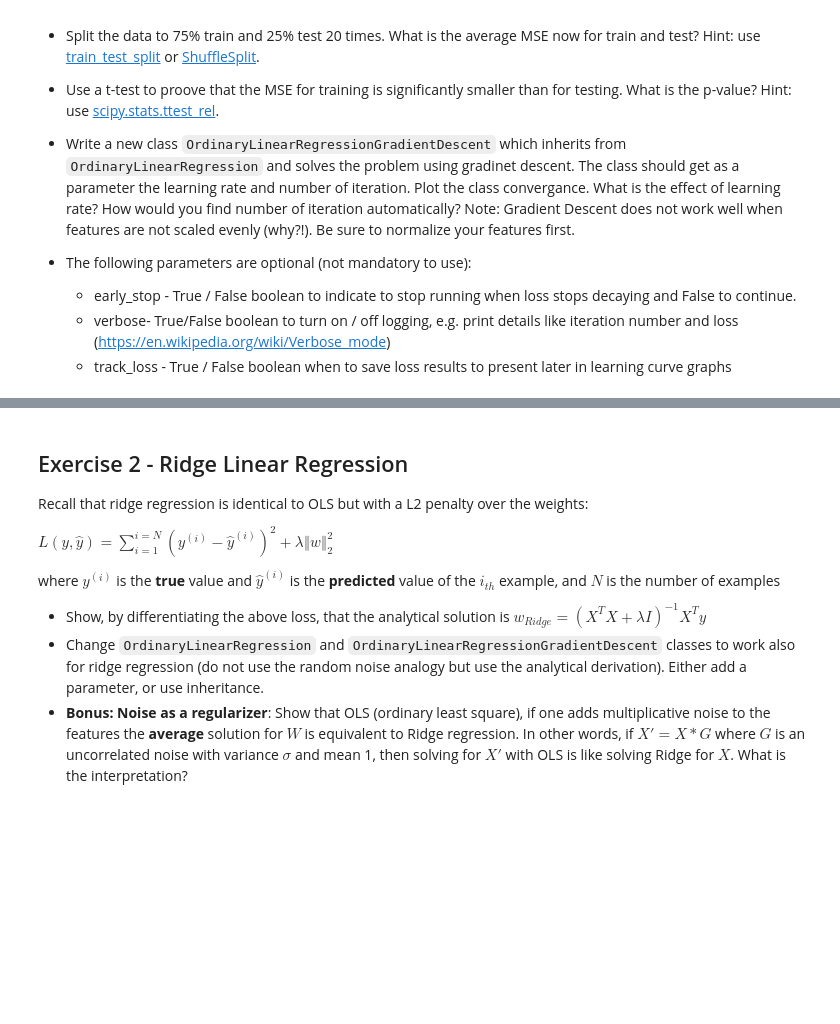
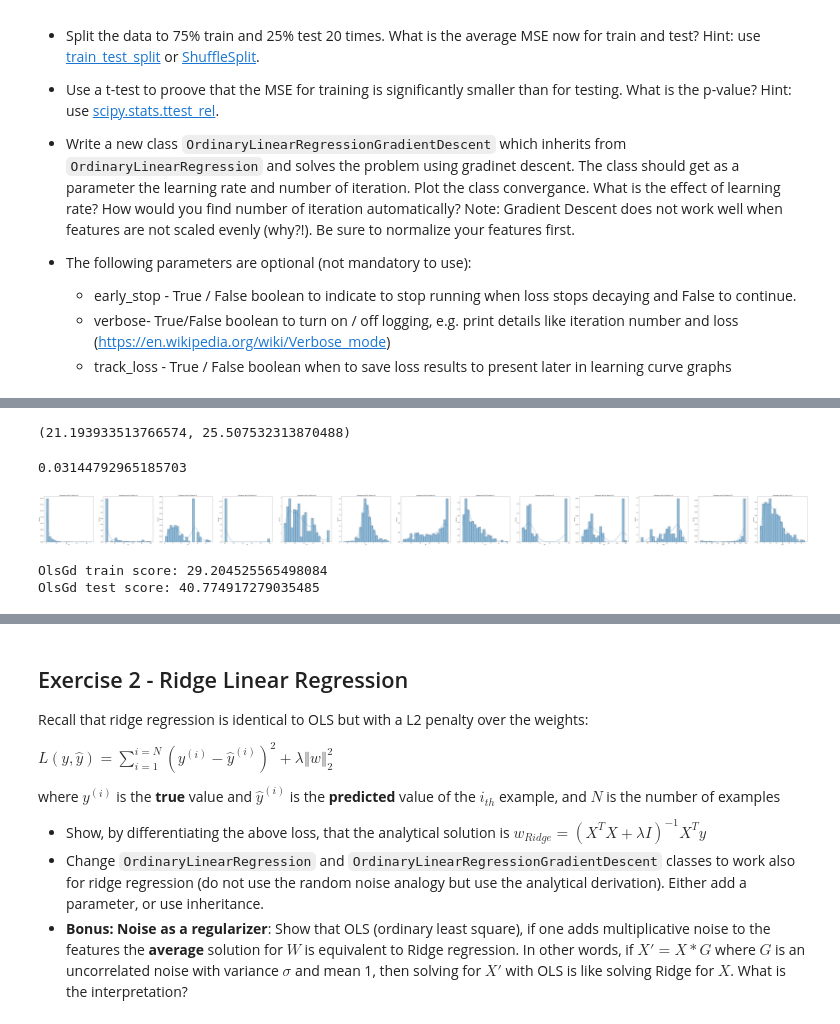
Before and after one commit to galborabia/regression, a Jupyter notebook: Regression_&_Regularization_Exercise.ipynb, the cells around one changed output, grey strips where cells are left out. Drawn from its saved outputs; the diff is of its cells as text; code cells hidden in the pictures; blank space fills up the shorter version.

```diff
--- a/Regression_&_Regularization_Exercise.ipynb
+++ b/Regression_&_Regularization_Exercise.ipynb
@@ -115,3 +166,43 @@ print(type(boston_X))
+# %%
+
+
+ss = ShuffleSplit(n_splits=20, test_size=.25, random_state=42)
+mse_scores_train = []
+mse_scores_test = []
+
+for i, (train_index, test_index) in enumerate(ss.split(boston_X)):
+  train_x, train_y = boston_X[train_index], boston_y[train_index]
+  test_x, test_y =  boston_X[test_index], boston_y[test_index]
+  ols_model = Ols()
+  ols_model.fit(train_x, train_y)
+  train_score = ols_model.score(train_x, train_y)
+  test_score = ols_model.score(test_x, test_y)
+  mse_scores_train.append(train_score)
+  mse_scores_test.append(test_score)
+
+
+np.mean(mse_scores_train), np.mean(mse_scores_test)
+# %% [output]
+(21.193933513766574, 25.507532313870488)
+# %%
+
+statistcs, pvalue = stats.ttest_rel(mse_scores_train, mse_scores_test)
+statistcs, pvalue
+# %% [output]
+0.03144792965185703
+# %%
+fig,axs = plt.subplots(1,boston_X.shape[1])
+fig.set_size_inches(130,8)
+for feature in range(boston_X.shape[1]):
+  plt.figure(1,figsize=(10,8))
+  plt.subplot(1, boston_X.shape[1], feature+1)
+  feature_data = boston_X[:, feature]
+  sns.histplot(x=feature_data, stat='density', kde=True, bins=20)
+  plt.title(f"Histogram plot for feature X{feature}")
+  plt.xlabel(f"X{feature}")
+  plt.ylabel("Density")
+# %% [output]
+[figure, added]
 # %%
 # Write a new class OlsGd which solves the problem using gradinet descent.
 # The class should get as a parameter the learning rate and number of iteration.
@@ -159,0 +289,13 @@ class OlsGd(Ols):
+# %%
+torch.manual_seed(42)
+olsgd = OlsGd(num_iteration=10000,learning_rate=0.01, verbose=False)
+olsgd.fit(X_train, y_train)
+train_score = olsgd.score(X_train, y_train)
+test_score = olsgd.score(X_test, y_test)
+
+
+print(f"OlsGd train score: {train_score}")
+print(f"OlsGd test score: {test_score}")
+# %% [output]
+OlsGd train score: 29.204525565498084
+OlsGd test score: 40.774917279035485
```
Also changed, not shown: parts of 17 cells of this notebook.
